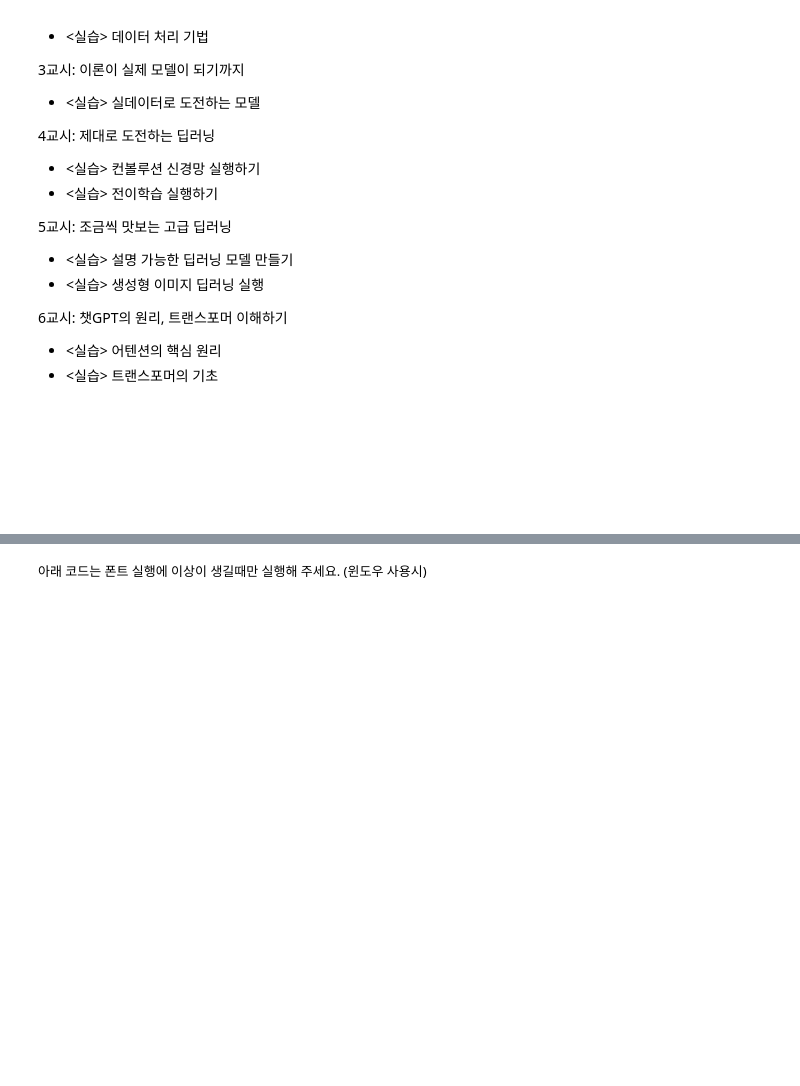
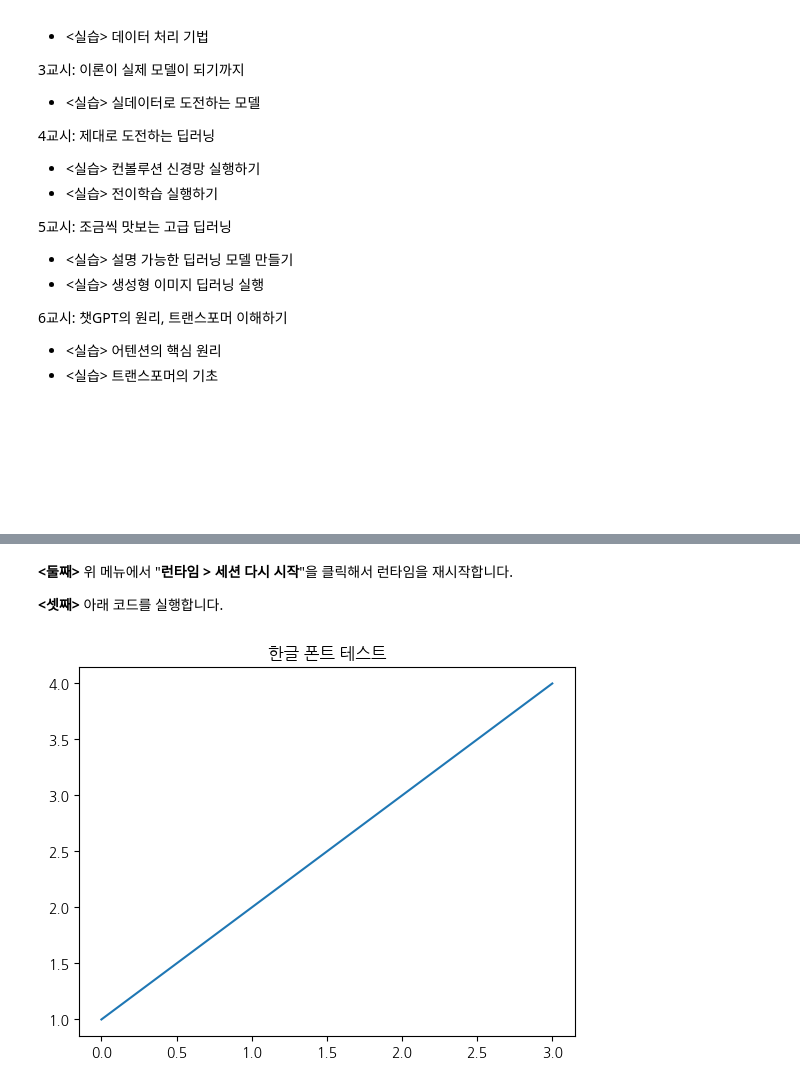
Before and after one commit to taehojo/fastcampus_ai, a Jupyter notebook: colab/00-colab.ipynb, the cells around one changed output, grey strips where cells are left out. Drawn from its saved outputs; the diff is of its cells as text; code cells hidden in the pictures; blank space fills up the shorter version.

```diff
--- a/colab/00-colab.ipynb
+++ b/colab/00-colab.ipynb
@@ -207,17 +209,4 @@ plt.show()
 # %%
-import matplotlib.pyplot as plt
-import matplotlib.font_manager as fm
-import platform
-import requests
-
-# 나눔고딕 폰트 다운로드
-!wget https://github.com/scarsty/malware_analysis/releases/download/0.0.1/NanumGothic.ttf
-
-# 나눔고딕 폰트 설정
-font_path = '/content/NanumGothic.ttf'
-font_name = fm.FontProperties(fname=font_path).get_name()
-plt.rcParams['font.family'] = font_name
-
-# 테스트: 한글 텍스트 표시
-plt.text(0.5, 0.5, '테스트: 한글 폰트', ha='center', va='center', fontsize=20)
-plt.show()
+!apt-get install -y fonts-nanum
+!fc-cache -fv
+!rm -rf ~/.cache/matplotlib
@@ -224,18 +231,17 @@ plt.show()
 # %% [markdown]
-<p style="font-size:small;">아래 코드는 폰트 실행에 이상이 생길때만 실행해 주세요. (윈도우 사용시)</p>
+**<둘째>** 위 메뉴에서 "**런타임 > 세션 다시 시작**"을 클릭해서 런타임을 재시작합니다.
+
+
+
+**<셋째>** 아래 코드를 실행합니다.
 # %%
 import matplotlib.pyplot as plt
-import matplotlib.font_manager as fm
-import platform
 
-# 한글 폰트 설정
-if platform.system() == 'Windows':
-    # Windows 시스템에서는 설치된 Gulim 폰트를 불러옵니다.
-    # font_path = 'C:/Windows/Fonts/gulim.ttc'
-    font_path = 'C:/Windows/Fonts/malgun.ttf'
-    font_name = fm.FontProperties(fname=font_path).get_name()
-    plt.rcParams['font.family'] = font_name
+plt.rc('font', family='NanumGothic')
+plt.rcParams['axes.unicode_minus'] = False
 
-# 테스트: 한글 텍스트 표시
-plt.text(0.5, 0.5, '테스트: 한글 폰트', ha='center', va='center', fontsize=20)
+plt.plot([1, 2, 3, 4])
+plt.title('한글 폰트 테스트')
 plt.show()
+# %% [output]
+[figure, added]
```
Also changed, not shown: parts of 5 cells of this notebook.
